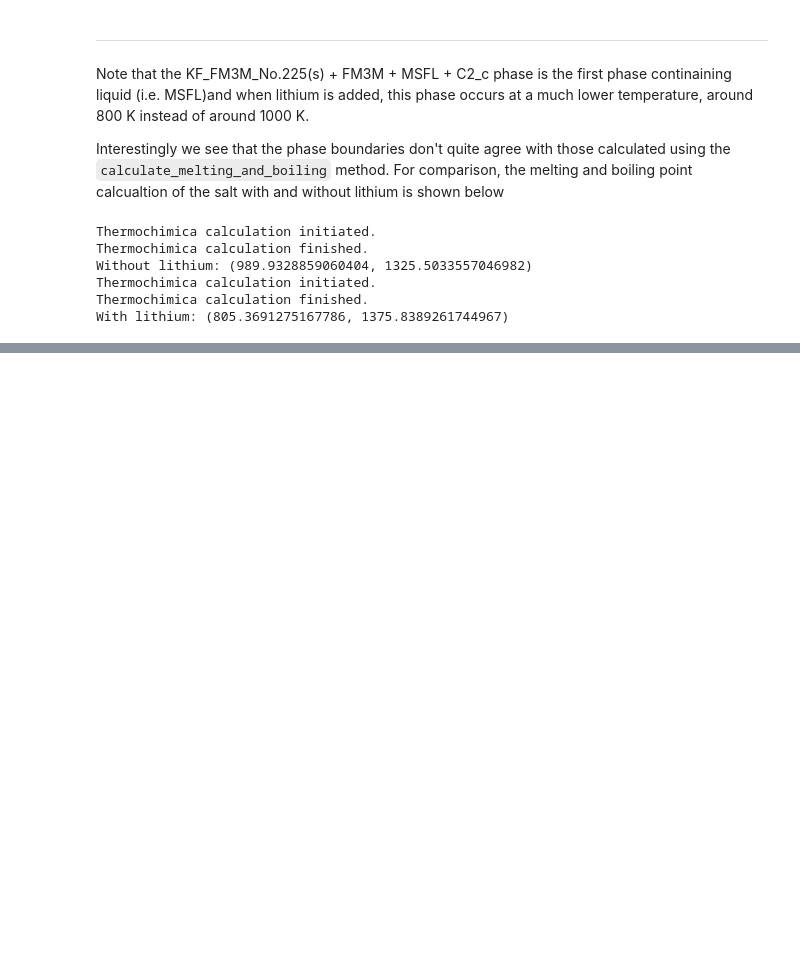
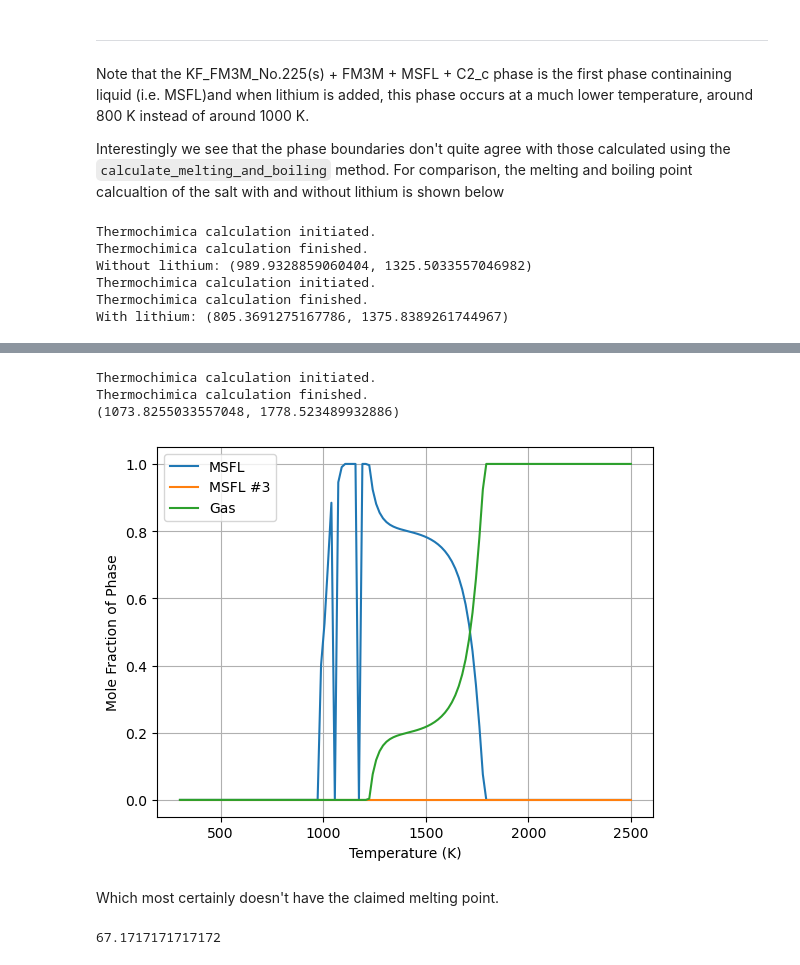
Before and after one commit to mlouis9/senior-design, a Jupyter notebook: saltOptimization/thermophysicalProperties/coolantOptimization.ipynb, the cells around one changed output, grey strips where cells are left out. Cells and saved outputs as stored; diff of their text form; code cells hidden in the pictures; blank space fills up the shorter version.

```diff
--- a/saltOptimization/thermophysicalProperties/coolantOptimization.ipynb
+++ b/saltOptimization/thermophysicalProperties/coolantOptimization.ipynb
@@ -632,0 +872,37 @@ Availability of thermophysical properties
+# %%
+final_coolant_salt_composition = {'Zr F_4':0.42, 'Na F': 0.10, 'K F': 0.48}
+elements_used =  ['Na', 'K', 'F', 'Zr']
+print(tta.calculate_melting_and_boiling(thermochimica_path, output_path, output_name, data_file, \
+                                             final_coolant_salt_composition, elements_used, ntstep=150))
+# %% [output]
+Thermochimica calculation initiated.
+Thermochimica calculation finished.
+(1073.8255033557048, 1778.523489932886)
+# %%
+output = tta.thermoOut(output_path / output_name)
+temperatures = output.temperatures.values()
+mole_fraction_liquid = output.get_phase_fraction('MSFL')
+mole_fraction_liquid_3 = output.get_phase_fraction('MSFL#3')
+mole_fraction_gas = output.get_phase_fraction('gas_ideal')
+
+plt.plot(temperatures, mole_fraction_liquid, label='MSFL')
+plt.plot(temperatures, mole_fraction_liquid_3, label='MSFL #3')
+plt.plot(temperatures, mole_fraction_gas, label='Gas')
+plt.xlabel('Temperature (K)')
+plt.ylabel('Mole Fraction of Phase')
+plt.grid()
+plt.legend()
+plt.show()
+# %% [output]
+[figure, added]
+# %% [markdown]
+Which most certainly doesn't have the claimed melting point.
+# %%
+salt = {'NaF': 0.115, 'ZrF4': 0.04, 'KF': 0.42, 'LiF': 0.41, 'BeF2': 0.015}
+endmembers = list(salt.keys())
+elements_used =  ['Na', 'K', 'F', 'Zr', 'Li', 'Be']
+check_melting_point(np.array([0.115, 0.04, 0.42, 0.41]), endmembers, elements_used)
+# print(tta.calculate_melting_and_boiling(thermochimica_path, output_path, output_name, data_file, \
+#                                              salt, elements_used, ntstep=150))
+# %% [output]
+67.1717171717172
```
Also changed, not shown: parts of 30 cells of this notebook, 3 other files.
